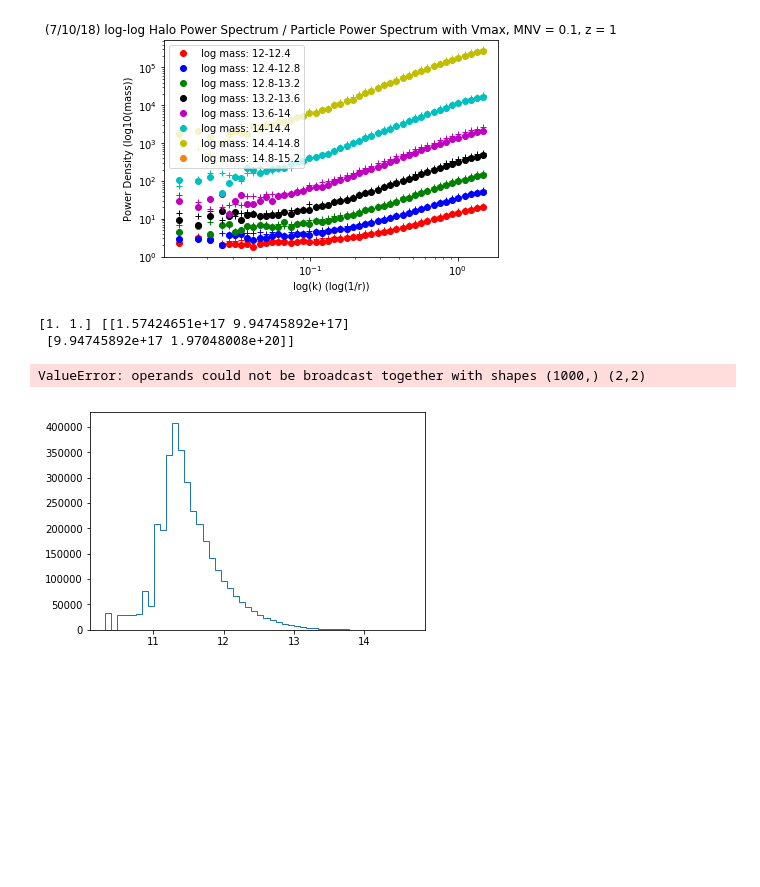
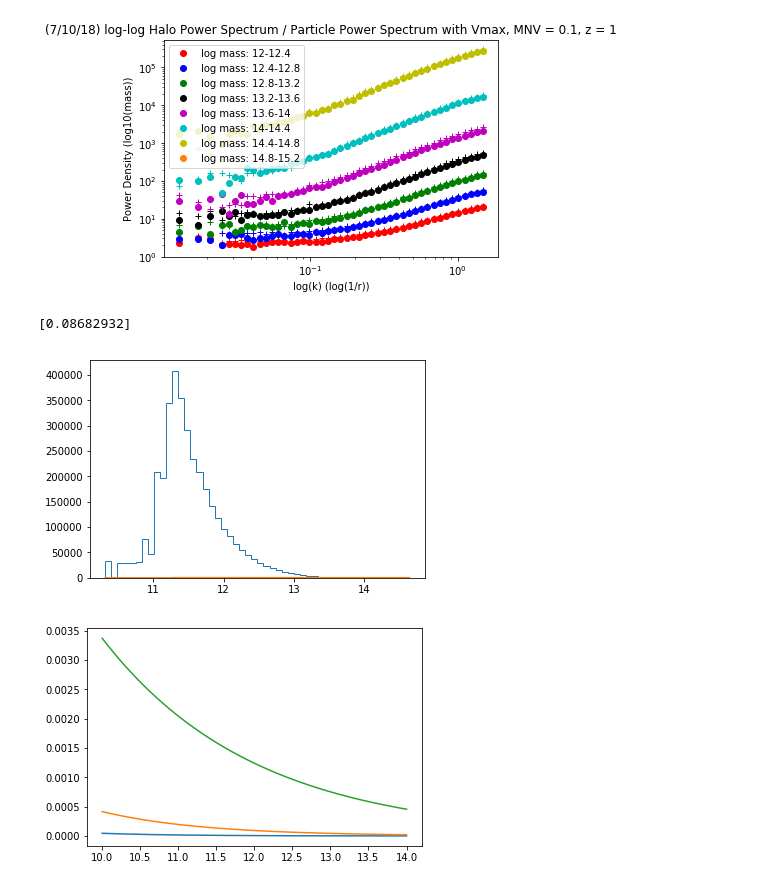
Before and after one commit to may32098/ASTROUSRP_halos_with_neutrinos, a Jupyter notebook: halo_cat_process.ipynb, the cells around one changed output. Saved outputs shown, nothing was run; the diff lists cells and outputs as text; code cells hidden in the pictures; blank space fills up the shorter version.

```diff
--- a/halo_cat_process.ipynb
+++ b/halo_cat_process.ipynb
@@ -1250,23 +1250,32 @@ def halo_mass_analysis(mass_filename, PID_filename):
     count = hist[max_ind]
     mode = bin_edges[max_ind]
 
-    def exp_decay(x, scale, shift):
-        return scale * np.exp(-scale * (x - shift))
+    def exp_decay(x, scale):
+        return count * scale * np.exp(-scale * x)
 
     xs = np.linspace(np.min(mass_arr), np.max(mass_arr), 1000)
-    lam, shift = optimize.curve_fit(exp_decay, bin_edges[max_ind + 1: ], hist[max_ind: ])
-    print(lam, shift)
+    lam = optimize.curve_fit(exp_decay, bin_edges[max_ind + 1: ], hist[max_ind: ])[0]
+    print(lam)
+    #print(count)
 
-    exs = count * stats.expon.pdf(xs, loc = shift, scale = 1 / lam)
-
+    exs = 4000 * stats.expon.pdf(xs, loc = mode, scale = 1 / lam)
     plt.plot(xs, exs)
+   # plt.plot(xs, exs)
     #plt.plot(bin_edges[max_ind: -1], exp_decay(bin_edges[max_ind: -1], lam))
     plt.show()
 
 
 halo_mass_analysis("/u/ayannam/Documents/Raw_Data/mnv_0.1/out_47_parents_mass.npy", "/u/ayannam/Documents/Raw_Data/mnv_0.1/out_47_parents_PID.npy")
 # %% [output]
-[1. 1.] [[1.57424651e+17 9.94745892e+17]
- [9.94745892e+17 1.97048008e+20]]
+[0.08682932]
-ValueError: operands could not be broadcast together with shapes (1000,) (2,2)
 [figure]
+# %%
+xs = np.linspace(10, 14, 1000)
+def exp_decay(x, scale):
+    return scale * np.exp(-scale * x)
+plt.plot(xs, exp_decay(xs, 1))
+plt.plot(xs, exp_decay(xs, 0.75))
+plt.plot(xs, exp_decay(xs, 0.5))
+plt.show()
+# %% [output]
+[figure, added]
```
